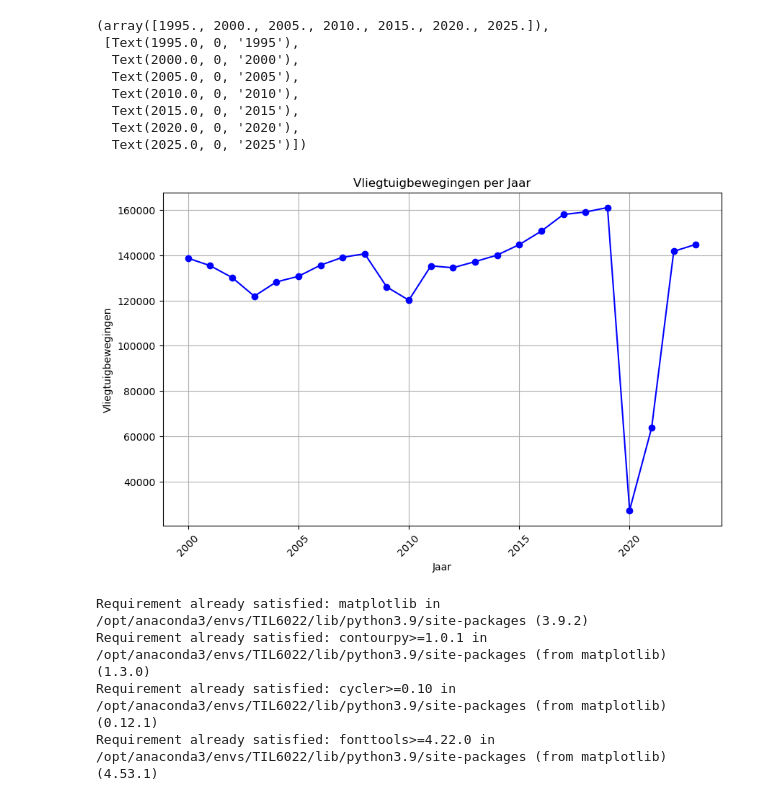
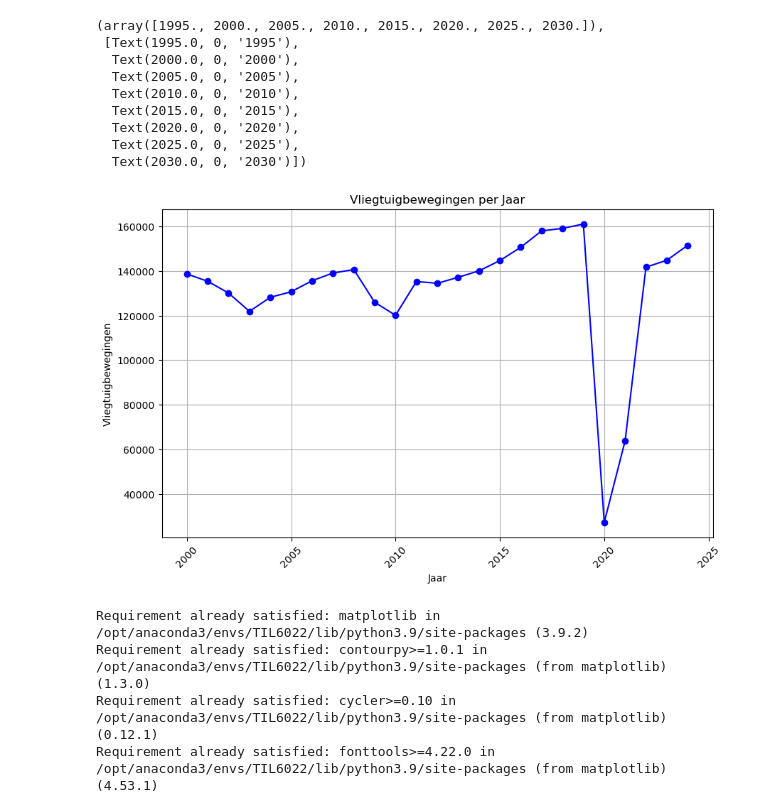
Before and after one commit to snijhout/TIL6010-LabAssignments, a Jupyter notebook: Flytax-Project-Group24/Model.ipynb, the cells around one changed output. Saved outputs shown, nothing was run; the diff lists cells and outputs as text; code cells hidden in the pictures.

Commit message:
All data processing before formula done

```diff
--- a/Flytax-Project-Group24/Model.ipynb
+++ b/Flytax-Project-Group24/Model.ipynb
@@ -32,13 +48,13 @@ import pandas as pd
 import matplotlib.pyplot as plt
 
 # Path to the CSV file
-file_path = r'/Users\sandr\OneDrive\Documenten\GitHub\TIL6022-LabAssignments\Flytax-Project-Group24\Data\Luchtvaart__maandcijfers_Nederlandse_luchthavens_van_nationaal_belang_09102024_103124 2.csv'
+file_path = r'C:\Users\omniq\Documents\GitHub\TIL6022-LabAssignments\Flytax-Project-Group24\Data\Luchtvaart__maandcijfers_Nederlandse_luchthavens_van_nationaal_belang_09102024_103124 2.csv'
 
 # Read the CSV file into a DataFrame using ; as the separator and skip the first few rows to get to the data
 df = pd.read_csv(file_path, sep=';', skiprows=4)
 
-# Select the first 24 rows (using iloc)
-df_subset = df.iloc[:24]
+# Select the first 25 rows (using iloc)
+df_subset = df.iloc[:25]
 
 # Extract the values of the second and third columns by index
 second_column = df_subset.iloc[:, 1]  # Using index 1 for the second column
@@ -47,36 +63,37 @@ third_column = df_subset.iloc[:, 2]   # Using index 2 for the third column
 # Extract just the year from the 'Perioden' column by splitting and selecting the first part
 second_column_years = second_column.str.split().str[0]
 
 # Create a new DataFrame with the cleaned year and the aircraft movements
 new_df = pd.DataFrame({
     'Jaar': second_column_years,      # Renaming the column to 'Jaar' (Year)
     'Vliegtuigbewegingen': third_column
 })
 
 # Convert 'Jaar' to numeric to ensure proper sorting for the plot
 new_df['Jaar'] = pd.to_numeric(new_df['Jaar'], errors='coerce')
 
 # Drop rows where 'Jaar' is NaN (in case of any bad data)
 new_df = new_df.dropna(subset=['Jaar'])
 
 # Plotting the graph for the first 24 rows
 plt.figure(figsize=(10,6))
 plt.plot(new_df['Jaar'], new_df['Vliegtuigbewegingen'], marker='o', linestyle='-', color='b')
 plt.title('Vliegtuigbewegingen per Jaar')
 plt.xlabel('Jaar')
 plt.ylabel('Vliegtuigbewegingen')
 plt.grid(True)
 plt.xticks(rotation=45)
 # %% [output]
-(array([1995., 2000., 2005., 2010., 2015., 2020., 2025.]),
+(array([1995., 2000., 2005., 2010., 2015., 2020., 2025., 2030.]),
  [Text(1995.0, 0, '1995'),
   Text(2000.0, 0, '2000'),
   Text(2005.0, 0, '2005'),
   Text(2010.0, 0, '2010'),
   Text(2015.0, 0, '2015'),
   Text(2020.0, 0, '2020'),
-  Text(2025.0, 0, '2025')])
+  Text(2025.0, 0, '2025'),
+  Text(2030.0, 0, '2030')])
-[figure, old version]
+[figure, new version]
 # %%
 pip install matplotlib
 # %% [output]
```
Also changed, not shown: parts of 3 cells of this notebook, 14 other files.
